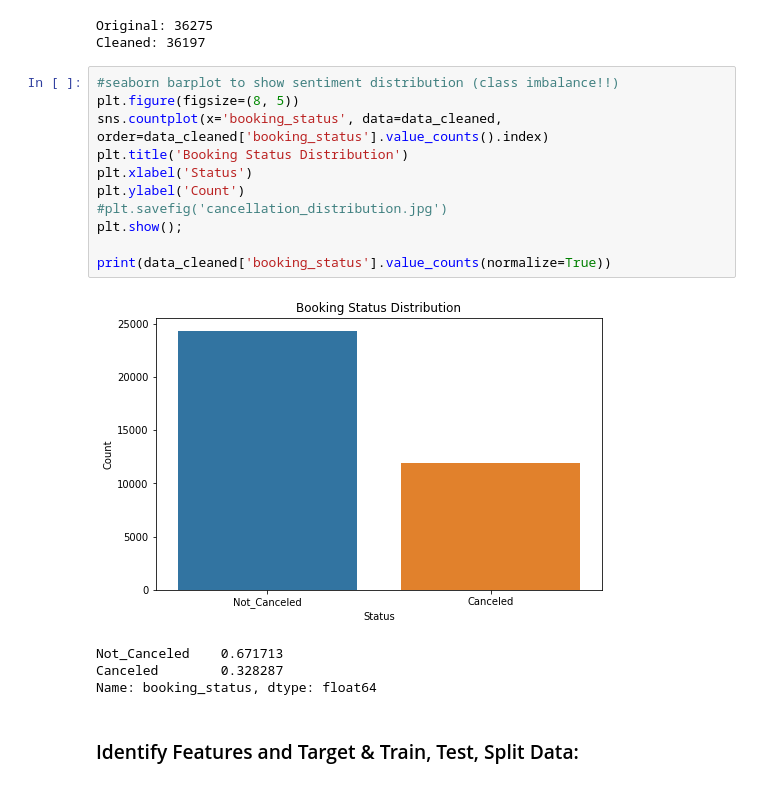
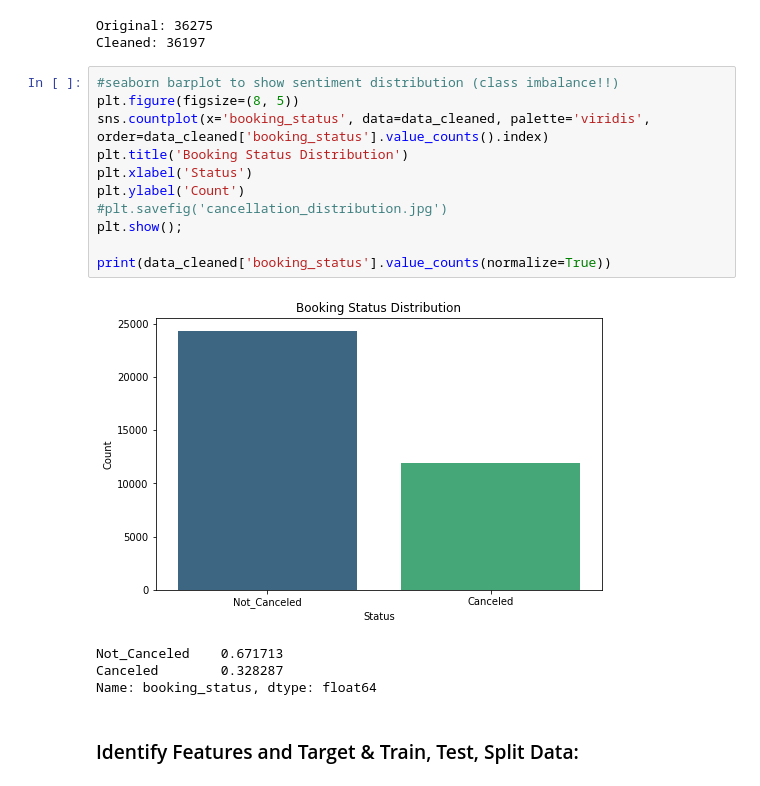
Before and after one commit to morgannash1/hotel_reservations, a Jupyter notebook: notebook.ipynb, the cells around one changed output. Drawn from its saved outputs; the diff is of its cells as text.

```diff
--- a/notebook.ipynb
+++ b/notebook.ipynb
@@ -400,16 +400,16 @@ Cleaned: 36197
 # %%
 #seaborn barplot to show sentiment distribution (class imbalance!!)
 plt.figure(figsize=(8, 5))
-sns.countplot(x='booking_status', data=data_cleaned, order=data_cleaned['booking_status'].value_counts().index)
+sns.countplot(x='booking_status', data=data_cleaned, palette='viridis', order=data_cleaned['booking_status'].value_counts().index)
 plt.title('Booking Status Distribution')
 plt.xlabel('Status')
 plt.ylabel('Count')
 #plt.savefig('cancellation_distribution.jpg')
 plt.show();
 
 print(data_cleaned['booking_status'].value_counts(normalize=True))
 # %% [output]
-[figure, old version]
+[figure, new version]
 Not_Canceled    0.671713
 Canceled        0.328287
 Name: booking_status, dtype: float64
```
Also changed, not shown: parts of 16 cells of this notebook.
